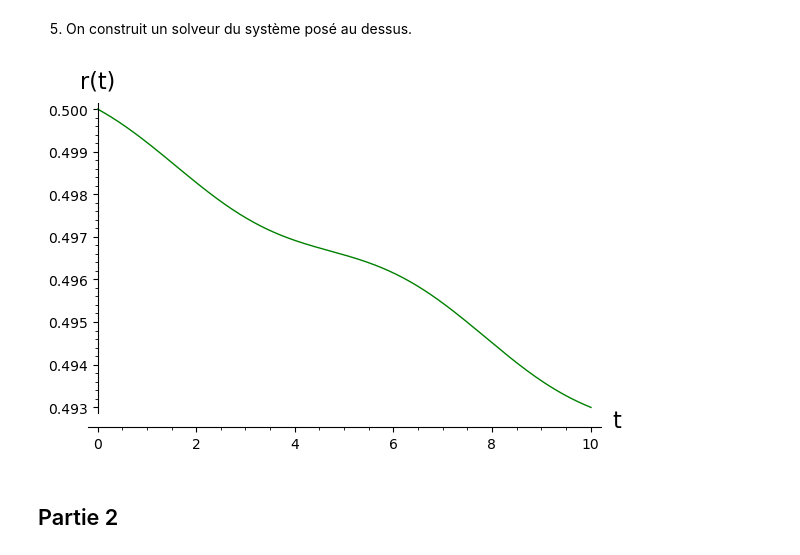
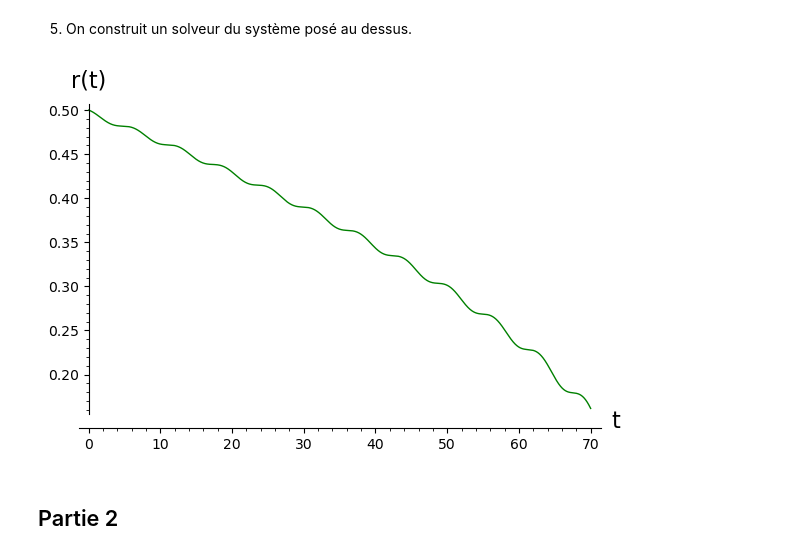
Before and after one commit to pablodimuzio/Math603-TP-2, a Jupyter notebook: di-muzio_wood_tp2.ipynb, the cells around one changed output. Drawn from its saved outputs; the diff is of its cells as text; code cells hidden in the pictures.

```diff
--- a/di-muzio_wood_tp2.ipynb
+++ b/di-muzio_wood_tp2.ipynb
@@ -100,37 +101,37 @@ On en déduit que l'intervalle minimum d'échantillonage est de $15.15\cdot 10^{
 # %%
 # Solver Euler pour dr/dt = -epsilon * v(t) / (2π r(t))
 
 def euler_solver(v, epsilon, r0, T, dt):
     times = [0]
     values = [r0]
 
     r = r0
     t = 0
     while t < T:
         dr_dt = n(- (epsilon * v(t)) / (2 * pi * r))
         r = n(r + dt * dr_dt)
         t = n(t + dt)
         times.append(t)
         values.append(r)
     return zip(times, values)
 
 # Supposons, par exemple, que la vitesse est  sinusoidale:
 def v_sinusoidale(t):
-    return 2 + sin(t)
+    return (10 + 9*sin(t))
 def v_lin(t):
     return 5*t
 
 # Paramètres:
 epsilon = 0.001
 r0 = 0.5
-T = 10
+T = 70
 dt = 0.01
 
-sol = euler_solver(v_sinusoidale, epsilon, r0, T, dt)
+sol_euler = list(euler_solver(v_sinusoidale, epsilon, r0, T, dt))
 #Traçons la solution:
-list_plot(list(sol), plotjoined=True, color='green',axes_labels=["t", "r(t)"])
+list_plot(sol_euler, plotjoined=True, color='green',axes_labels=["t", "r(t)"])
 # %% [output]
-[figure, old version]
+[figure, new version]
 # %% [markdown]
 ## Partie 2
 # %% [markdown]
```
Also changed, not shown: parts of 13 cells of this notebook.
